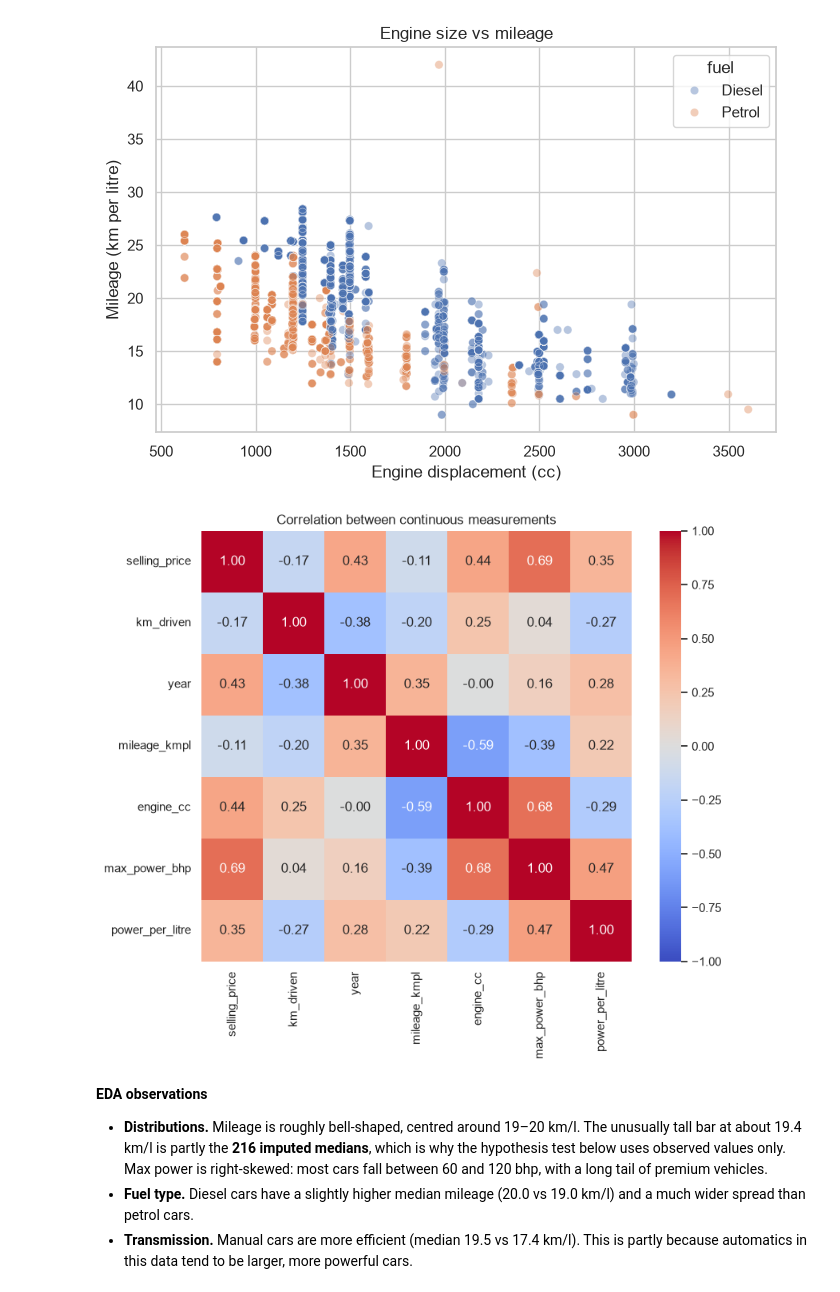
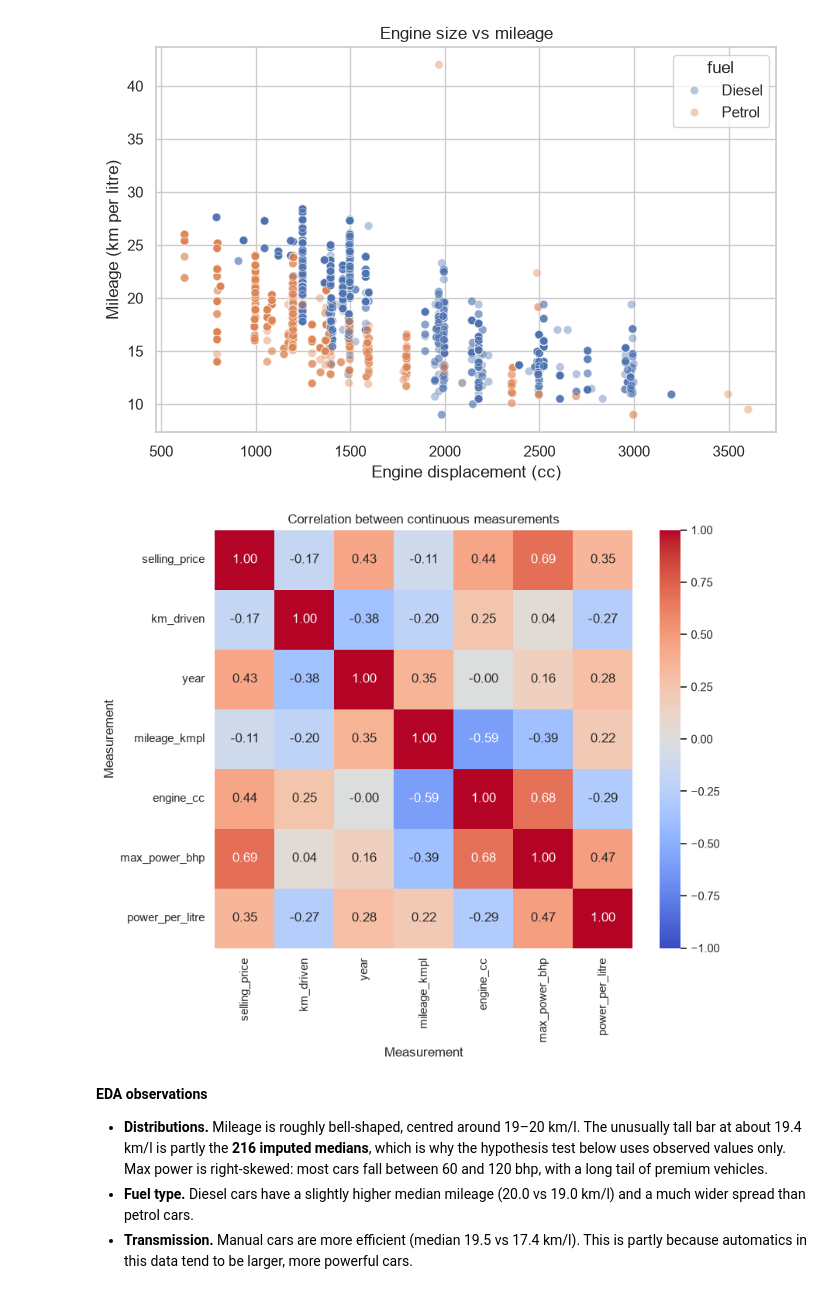
Before and after one commit to DavisenV/PROG8245-Lab2-Tidying_Cleaning_Imputation_Outlier-Detection, a Jupyter notebook: notebooks/car_section.ipynb, the cells around one changed output. Saved outputs shown, nothing was run; the diff lists cells and outputs as text; code cells hidden in the pictures.

Commit message:
Label the axes of the car correlation heatmap

```diff
--- a/notebooks/car_section.ipynb
+++ b/notebooks/car_section.ipynb
@@ -520,13 +520,13 @@ plt.show()
 # %%
 continuous = ["selling_price", "km_driven", "year", "mileage_kmpl", "engine_cc", "max_power_bhp", "power_per_litre"]
 corr = cars_clean[continuous].corr()
 
 fig, ax = plt.subplots(figsize=(9, 7))
 sns.heatmap(corr, annot=True, fmt=".2f", cmap="coolwarm", vmin=-1, vmax=1, square=True, ax=ax)
-ax.set_title("Correlation between continuous measurements")
+ax.set(title="Correlation between continuous measurements", xlabel="Measurement", ylabel="Measurement")
 plt.show()
 # %% [output]
-[figure, old version]
+[figure, new version]
 # %% [markdown]
 **EDA observations**
 
```
Also changed, not shown: parts of 1 cell of this notebook.
